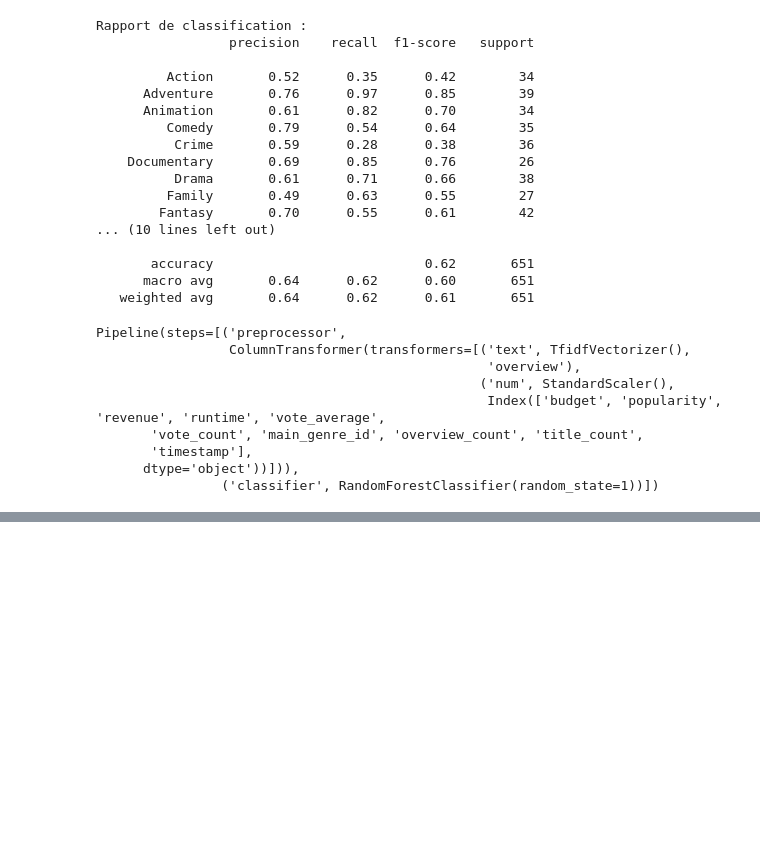
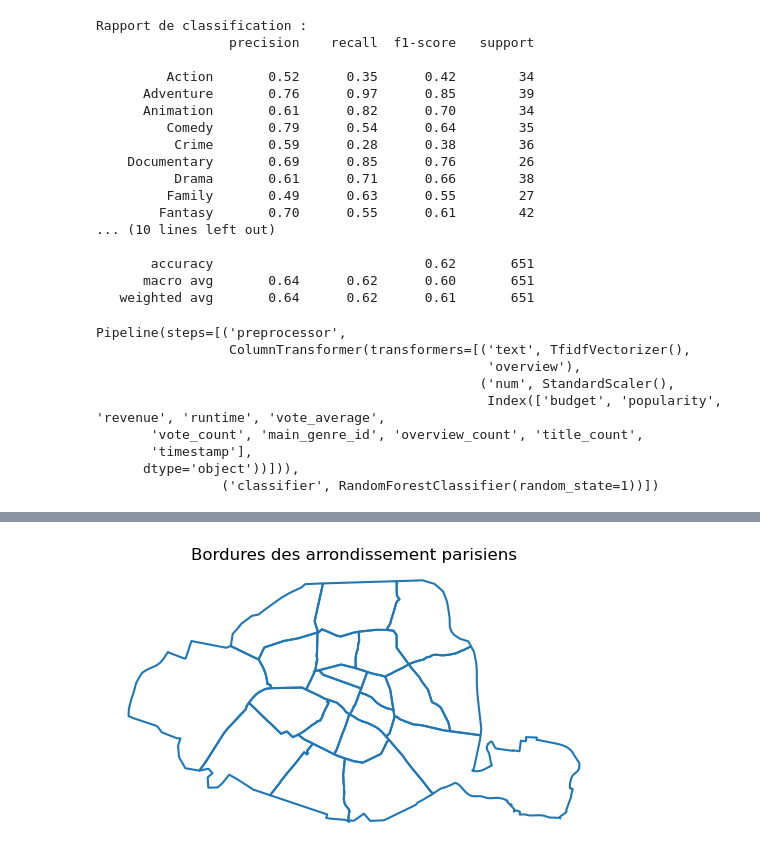
Before and after one commit to gillesfevry/MiseEnProd, a Jupyter notebook: Notebook Main.ipynb, the cells around one changed output, grey strips where cells are left out. Cells and saved outputs as stored; diff of their text form; code cells hidden in the pictures; blank space fills up the shorter version.

```diff
--- a/Notebook Main.ipynb
+++ b/Notebook Main.ipynb
@@ -624,0 +948,15 @@ Pipeline(steps=[('preprocessor',
+# %%
+#importer les données des bordures des arrondissements
+from cartiflette import carti_download
+
+arrondissement_borders = carti_download(
+    crs=4326,
+    values=["75"],
+    borders="COMMUNE_ARRONDISSEMENT",
+    vectorfile_format="geojson",
+    filter_by="DEPARTEMENT",
+    source="EXPRESS-COG-CARTO-TERRITOIRE",
+    year=2022,
+)
+
+print(arrondissement_borders.head(3))
@@ -624,0 +981,10 @@ Pipeline(steps=[('preprocessor',
+# %%
+#afficher les bordures des arrondissements
+base = arrondissement_borders.boundary.plot()
+
+
+plt.plot(ax=base)
+base.set_title('Bordures des arrondissement parisiens')
+base.set_axis_off()
+# %% [output]
+[figure, added]
```
Also changed, not shown: parts of 40 cells of this notebook, 6 other files.
